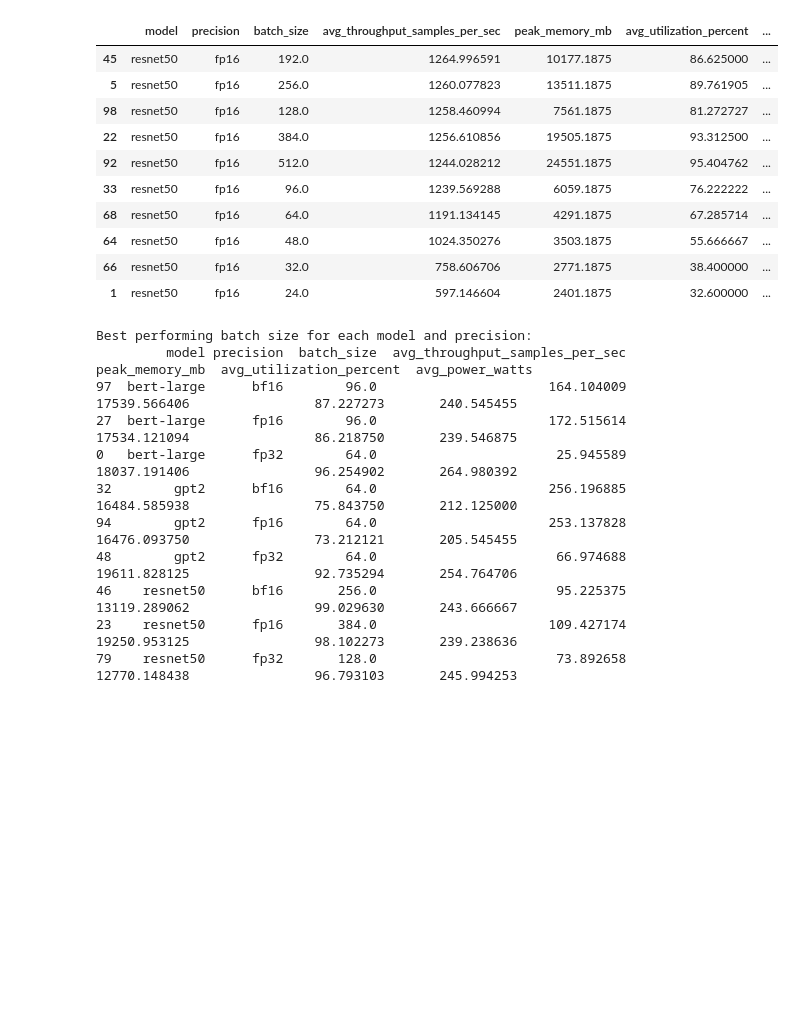
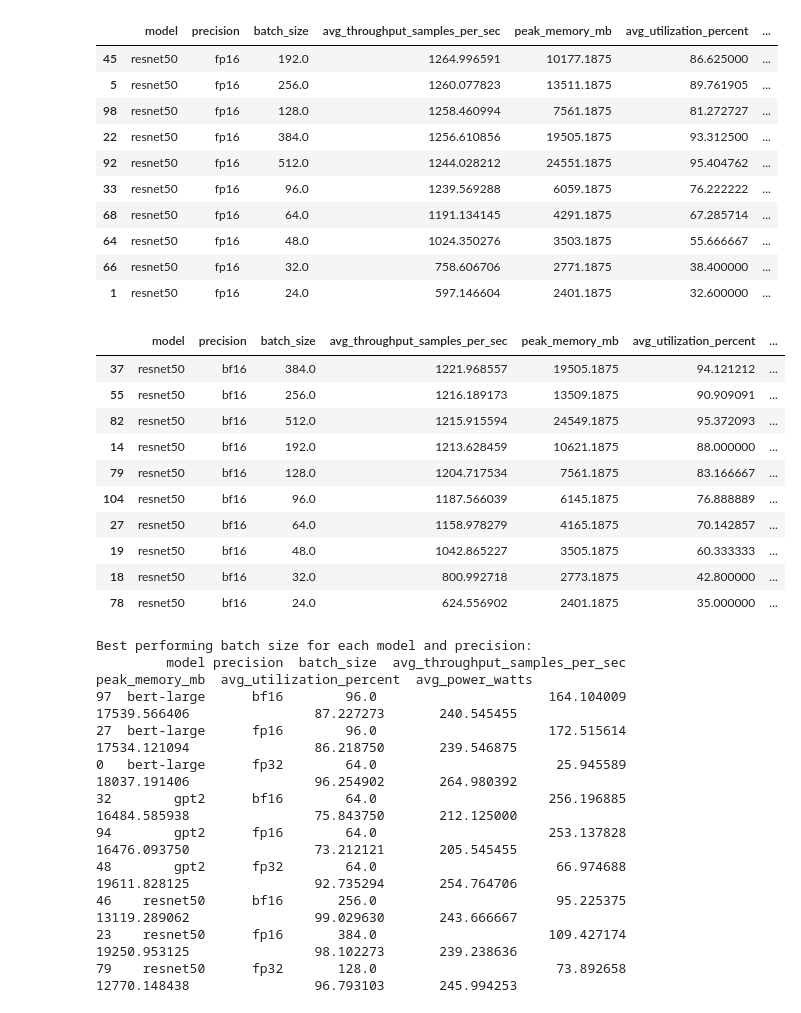
Before and after one commit to henriqueutzig/tcc_mixed_precision, a Jupyter notebook: precision/eval_precision.ipynb, the cells around one changed output. Saved outputs shown, nothing was run; the diff lists cells and outputs as text; code cells hidden in the pictures; blank space fills up the shorter version.

Commit message:
4090 batchs

```diff
--- a/precision/eval_precision.ipynb
+++ b/precision/eval_precision.ipynb
@@ -252,6 +252,20 @@ df_metrics[['model', 'precision', 'batch_size', 'avg_throughput_samples_per_sec'
 | 64 | resnet50 | fp16 | 48.0 | 1024.350276 | 3503.1875 | 55.666667 | ... |
 | 66 | resnet50 | fp16 | 32.0 | 758.606706 | 2771.1875 | 38.400000 | ... |
 | 1 | resnet50 | fp16 | 24.0 | 597.146604 | 2401.1875 | 32.600000 | ... |
+# %%
+df_metrics[['model', 'precision', 'batch_size', 'avg_throughput_samples_per_sec', 'peak_memory_mb', 'avg_utilization_percent', 'avg_power_watts']].where(df_metrics['precision'] == 'bf16').where(df_metrics['model'] == 'resnet50').dropna().sort_values('avg_throughput_samples_per_sec', ascending=False).head(10)
+# %% [output]
+|  | model | precision | batch_size | avg_throughput_samples_per_sec | peak_memory_mb | avg_utilization_percent | ... |
+| 37 | resnet50 | bf16 | 384.0 | 1221.968557 | 19505.1875 | 94.121212 | ... |
+| 55 | resnet50 | bf16 | 256.0 | 1216.189173 | 13509.1875 | 90.909091 | ... |
+| 82 | resnet50 | bf16 | 512.0 | 1215.915594 | 24549.1875 | 95.372093 | ... |
+| 14 | resnet50 | bf16 | 192.0 | 1213.628459 | 10621.1875 | 88.000000 | ... |
+| 79 | resnet50 | bf16 | 128.0 | 1204.717534 | 7561.1875 | 83.166667 | ... |
+| 104 | resnet50 | bf16 | 96.0 | 1187.566039 | 6145.1875 | 76.888889 | ... |
+| 27 | resnet50 | bf16 | 64.0 | 1158.978279 | 4165.1875 | 70.142857 | ... |
+| 19 | resnet50 | bf16 | 48.0 | 1042.865227 | 3505.1875 | 60.333333 | ... |
+| 18 | resnet50 | bf16 | 32.0 | 800.992718 | 2773.1875 | 42.800000 | ... |
+| 78 | resnet50 | bf16 | 24.0 | 624.556902 | 2401.1875 | 35.000000 | ... |
 # %%
 import os
 import pandas as pd
```
Also changed, not shown: 11 other files.
